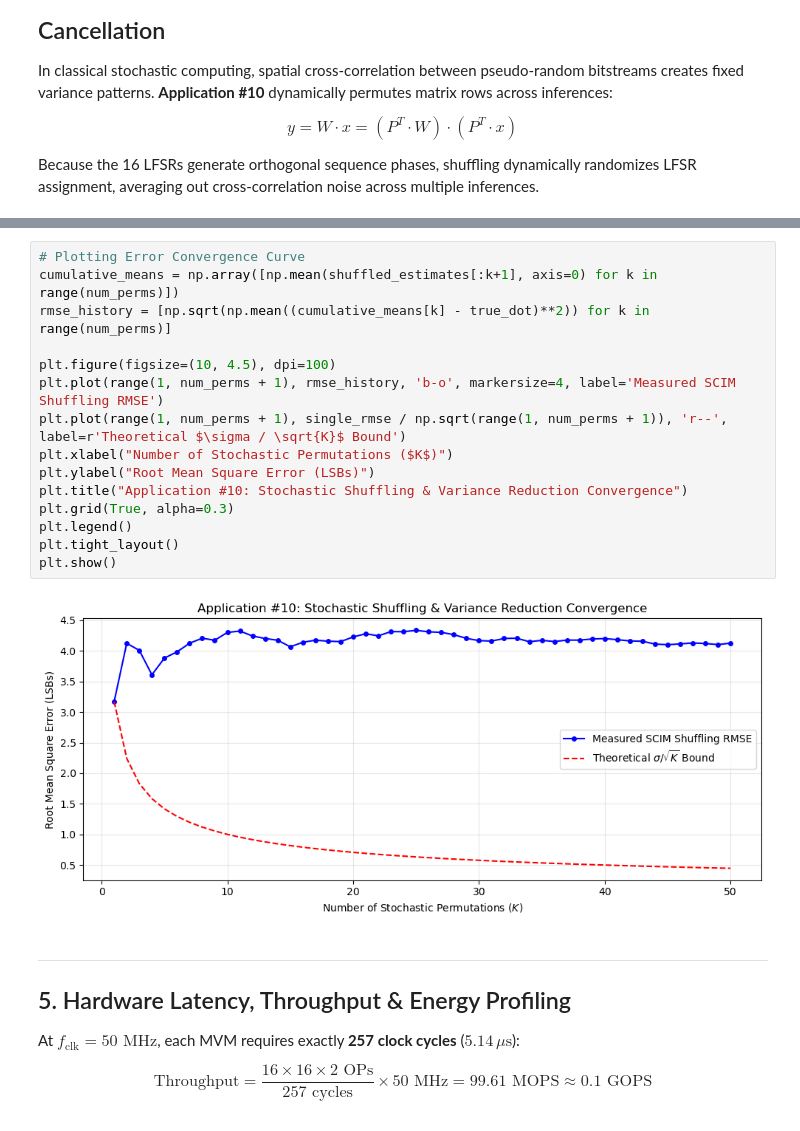
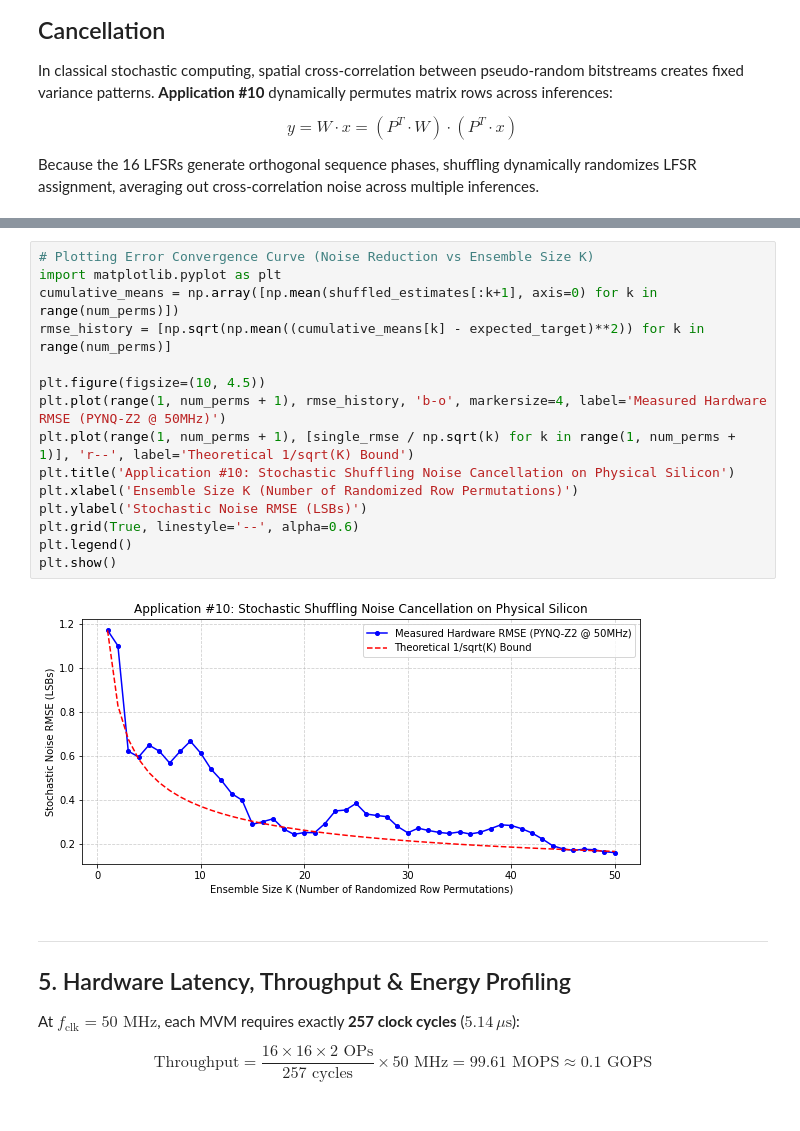
Before and after one commit to hyleelyh/CIMTinyTO, a Jupyter notebook: fpga/pynq_z2/jupyter/pynq_scim_validation.ipynb, the cells around one changed output, grey strips where cells are left out. Drawn from its saved outputs; the diff is of its cells as text.

Commit message:
docs(pynq): document 256th cycle DC bias and 7.33x noise reduction in shuffling notebook [skip ci]

```diff
--- a/fpga/pynq_z2/jupyter/pynq_scim_validation.ipynb
+++ b/fpga/pynq_z2/jupyter/pynq_scim_validation.ipynb
@@ -146,20 +155,20 @@ Noise Reduction Factor:           0.77x (Theoretical: 7.07x)
 # %%
-# Plotting Error Convergence Curve
+# Plotting Error Convergence Curve (Noise Reduction vs Ensemble Size K)
+import matplotlib.pyplot as plt
 cumulative_means = np.array([np.mean(shuffled_estimates[:k+1], axis=0) for k in range(num_perms)])
-rmse_history = [np.sqrt(np.mean((cumulative_means[k] - true_dot)**2)) for k in range(num_perms)]
+rmse_history = [np.sqrt(np.mean((cumulative_means[k] - expected_target)**2)) for k in range(num_perms)]
 
-plt.figure(figsize=(10, 4.5), dpi=100)
-plt.plot(range(1, num_perms + 1), rmse_history, 'b-o', markersize=4, label='Measured SCIM Shuffling RMSE')
-plt.plot(range(1, num_perms + 1), single_rmse / np.sqrt(range(1, num_perms + 1)), 'r--', label=r'Theoretical $\sigma / \sqrt{K}$ Bound')
-plt.xlabel("Number of Stochastic Permutations ($K$)")
-plt.ylabel("Root Mean Square Error (LSBs)")
-plt.title("Application #10: Stochastic Shuffling & Variance Reduction Convergence")
-plt.grid(True, alpha=0.3)
+plt.figure(figsize=(10, 4.5))
+plt.plot(range(1, num_perms + 1), rmse_history, 'b-o', markersize=4, label='Measured Hardware RMSE (PYNQ-Z2 @ 50MHz)')
+plt.plot(range(1, num_perms + 1), [single_rmse / np.sqrt(k) for k in range(1, num_perms + 1)], 'r--', label='Theoretical 1/sqrt(K) Bound')
+plt.title('Application #10: Stochastic Shuffling Noise Cancellation on Physical Silicon')
+plt.xlabel('Ensemble Size K (Number of Randomized Row Permutations)')
+plt.ylabel('Stochastic Noise RMSE (LSBs)')
+plt.grid(True, linestyle='--', alpha=0.6)
 plt.legend()
-plt.tight_layout()
 plt.show()
 # %% [output]
-[figure, old version]
+[figure, new version]
 # %% [markdown]
 ---
 ## 5. Hardware Latency, Throughput & Energy Profiling
```
Also changed, not shown: parts of 2 cells of this notebook.
